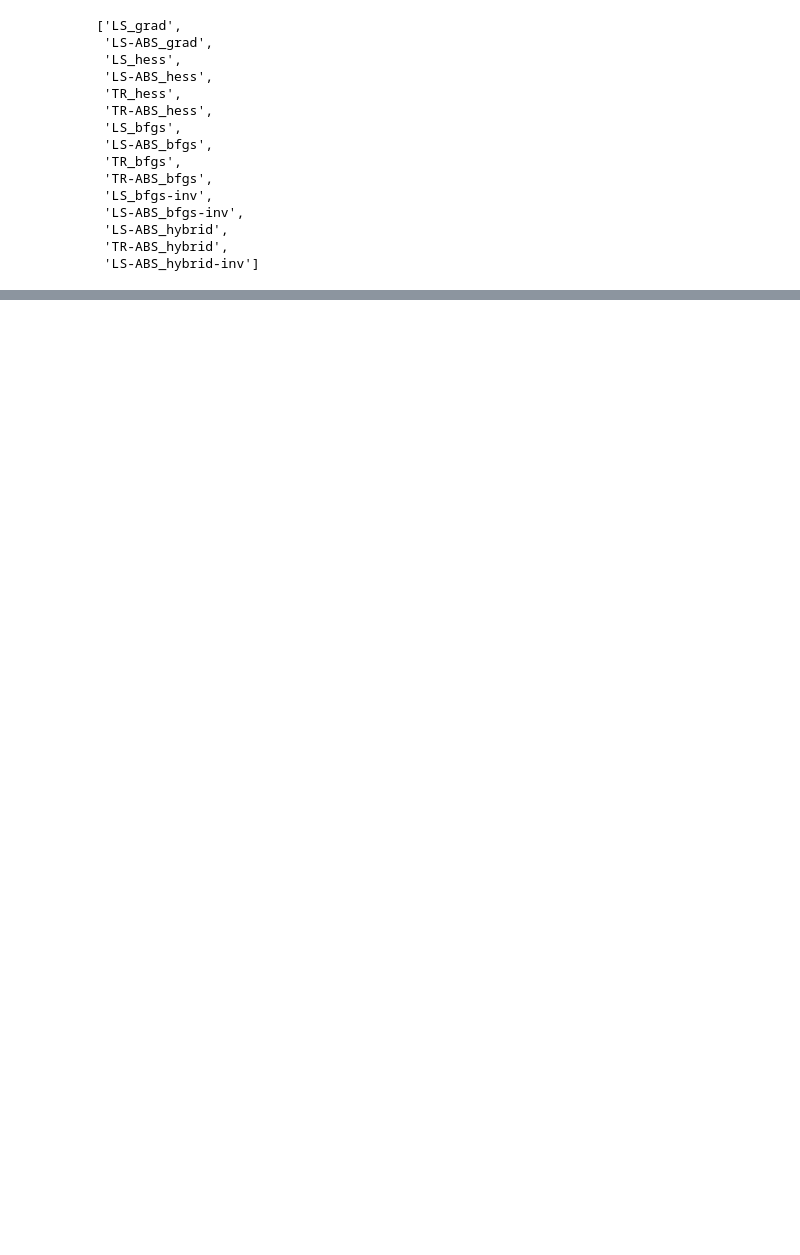
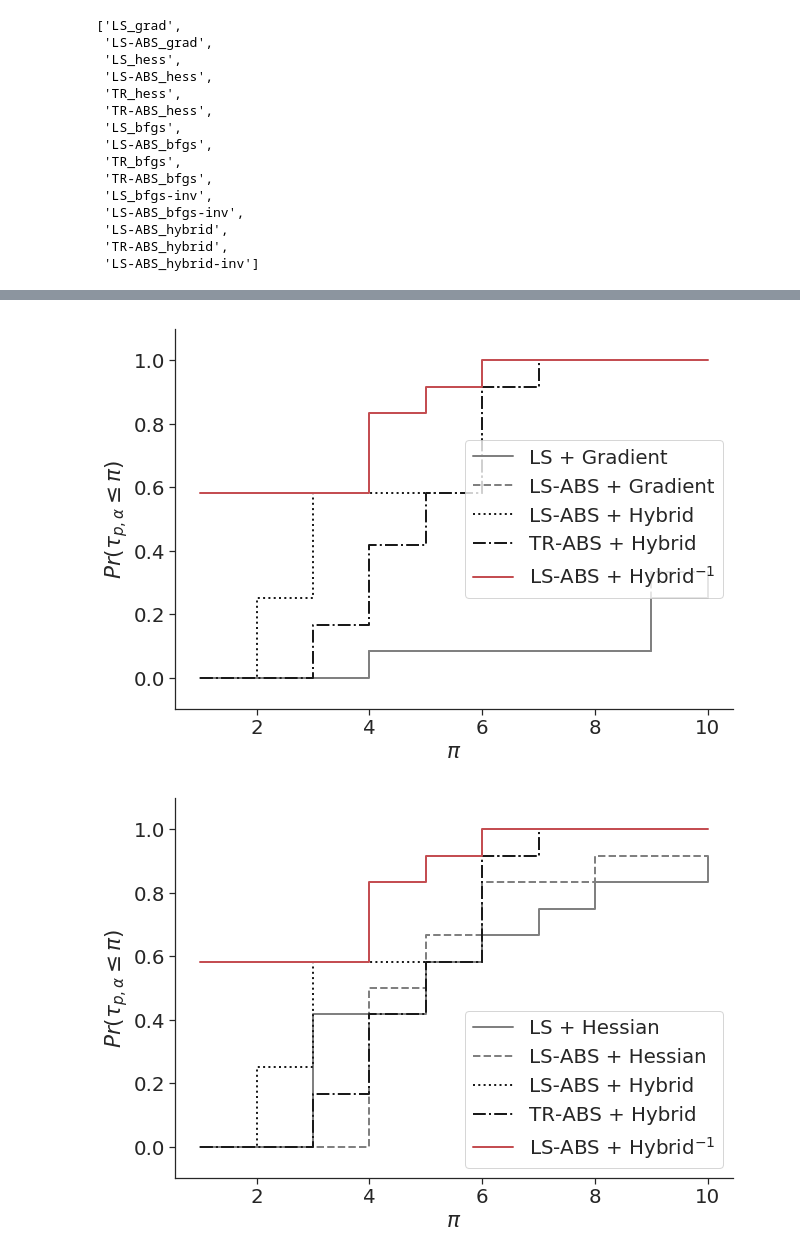
Before and after one commit to glederrey/HAMABS, a Jupyter notebook: code/notebooks/Performance_Profile.ipynb, the cells around one changed output, grey strips where cells are left out. Cells and saved outputs as stored; diff of their text form; code cells hidden in the pictures; blank space fills up the shorter version.

```diff
--- a/code/notebooks/Performance_Profile.ipynb
+++ b/code/notebooks/Performance_Profile.ipynb
@@ -146,0 +164,74 @@ Text(0, 0.5, '$Pr(\\tau_{p,\\alpha} \\leq \\pi)$')
+# %%
+groups = [['LS_grad', 'LS-ABS_grad'],
+          ['LS_hess', 'LS-ABS_hess'],
+          ['TR_hess', 'TR-ABS_hess'],
+          ['LS_bfgs', 'LS-ABS_bfgs'],
+          ['TR_bfgs', 'TR-ABS_bfgs'],
+          ['LS_bfgs-inv', 'LS-ABS_bfgs-inv']]
+
+filenames = ['ls_grad', 'ls_hess', 'tr_hess', 'ls_bfgs', 'tr_bfgs', 'ls_bfgs_inv']
+
+to_add = ['LS-ABS_hybrid', 'TR-ABS_hybrid']
+best = 'LS-ABS_hybrid-inv'
+# %%
+for f, g in zip(filenames, groups):
+
+    plt.figure(figsize=(10, 7), frameon=False)
+
+    sns.set_context("paper")
+    sns.set(font_scale = 1.8)
+    sns.set_style("white", {
+        "font.family": "sans-serif",
+        "font.serif": ['Helvetica'],
+    })
+    sns.set_style("ticks", {"xtick.major.size": 4,
+                            "ytick.major.size": 4})
+
+    ax = plt.subplot(111)
+    ax.spines['right'].set_visible(False)
+    ax.spines['top'].set_visible(False)
+
+    for i, c in enumerate(combinations):
+
+        if c in g:
+
+            label = c.split('_')[0] + ' + ' + dir_to_str[c.split('_')[1]]
+
+            if 'ABS' in c:
+                style = '--'
+            else:
+                style = '-'
+
+            plt.step(points, perf[i,:], where='post', linestyle=style, linewidth=2, color='gray', label=label)
+
+    for i, c in enumerate(combinations):
+
+        if c in to_add:
+
+            label = c.split('_')[0] + ' + ' + dir_to_str[c.split('_')[1]]
+
+            if 'LS' in c:
+                style = ':'
+            else:
+                style = '-.'
+
+            plt.step(points, perf[i,:], where='post', linestyle=style, linewidth=2, color='k', label=label)
+
+    for i, c in enumerate(combinations):
+
+        if c == best:
+
+            label = c.split('_')[0] + ' + ' + dir_to_str[c.split('_')[1]]
+
+            plt.step(points, perf[i,:], where='post', linestyle='-', linewidth=2, color='r', label=label)
+
+    plt.legend()
+    plt.xlabel('$\pi$')
+    plt.ylabel('$Pr(\\tau_{p,\\alpha} \leq \pi)$')
+    plt.ylim([-0.1, 1.1])
+
+    plt.savefig(figure_folder + 'png/perf_profile_' + f + '.png', bbox_inches='tight')
+    plt.savefig(figure_folder + 'pdf/perf_profile_' + f + '.pdf', bbox_inches='tight')
+# %% [output]
+[figure, added]
+[figure, added]
```
Also changed, not shown: parts of 7 cells of this notebook, 52 other files.
